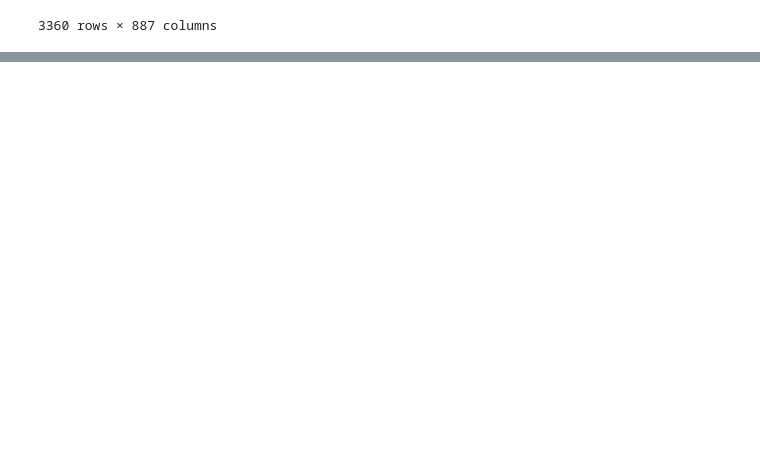
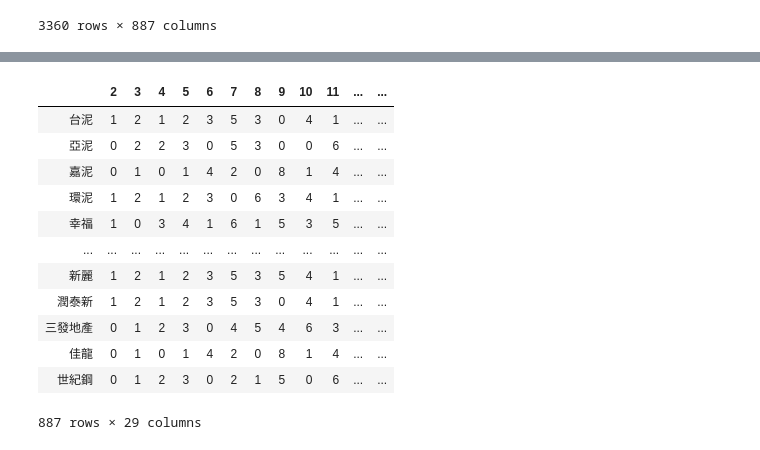
Before and after one commit to datateams0982/Inventory_Check, a Jupyter notebook: Cluster/Cluster.ipynb, the cells around one changed output, grey strips where cells are left out. Drawn from its saved outputs; the diff is of its cells as text; code cells hidden in the pictures; blank space fills up the shorter version.

```diff
--- a/Cluster/Cluster.ipynb
+++ b/Cluster/Cluster.ipynb
@@ -156,2 +244,17 @@ centroid_labels = [centroid_1[i] for i in K_means[7].predict(data)]
 # %%
-df = pd.read_csv('D:\\庫存健診開發\\data\\Clustering\\Stock_denoised.csv')
+Cluster_df = pd.read_csv('D:\\庫存健診開發\\data\\Clustering\\Cluster_data_Kmeans_denoised.csv', index_col=0)
+Cluster_df
+# %% [output]
+|  | 2 | 3 | 4 | 5 | 6 | 7 | 8 | 9 | 10 | 11 | ... | ... |
+| 台泥 | 1 | 2 | 1 | 2 | 3 | 5 | 3 | 0 | 4 | 1 | ... | ... |
+| 亞泥 | 0 | 2 | 2 | 3 | 0 | 5 | 3 | 0 | 0 | 6 | ... | ... |
+| 嘉泥 | 0 | 1 | 0 | 1 | 4 | 2 | 0 | 8 | 1 | 4 | ... | ... |
+| 環泥 | 1 | 2 | 1 | 2 | 3 | 0 | 6 | 3 | 4 | 1 | ... | ... |
+| 幸福 | 1 | 0 | 3 | 4 | 1 | 6 | 1 | 5 | 3 | 5 | ... | ... |
+| ... | ... | ... | ... | ... | ... | ... | ... | ... | ... | ... | ... | ... |
+| 新麗 | 1 | 2 | 1 | 2 | 3 | 5 | 3 | 5 | 4 | 1 | ... | ... |
+| 潤泰新 | 1 | 2 | 1 | 2 | 3 | 5 | 3 | 0 | 4 | 1 | ... | ... |
+| 三發地產 | 0 | 1 | 2 | 3 | 0 | 4 | 5 | 4 | 6 | 3 | ... | ... |
+| 佳龍 | 0 | 1 | 0 | 1 | 4 | 2 | 0 | 8 | 1 | 4 | ... | ... |
+| 世紀鋼 | 0 | 1 | 2 | 3 | 0 | 2 | 1 | 5 | 0 | 6 | ... | ... |
+887 rows × 29 columns
```
Also changed, not shown: parts of 21 cells of this notebook, 9 other files.
